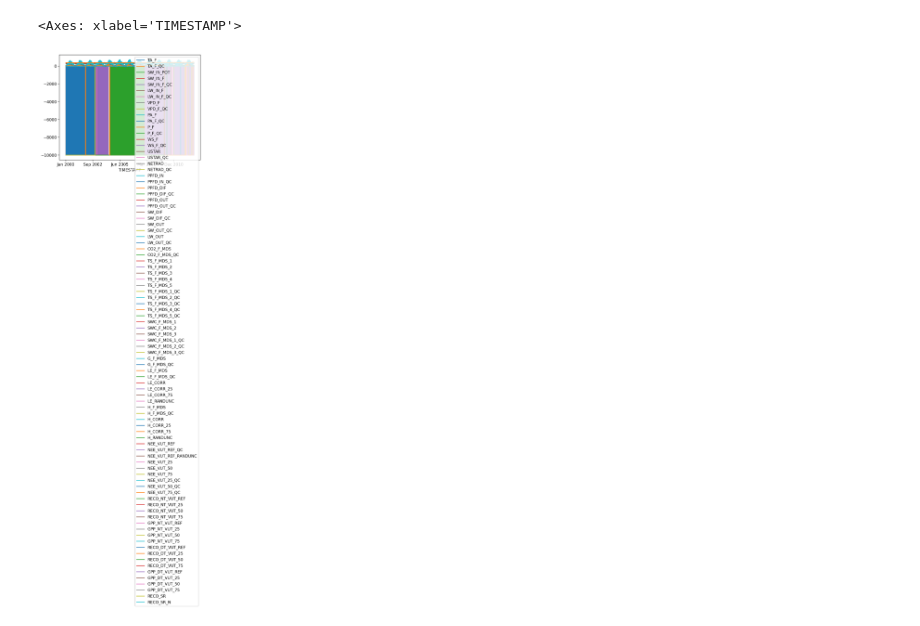
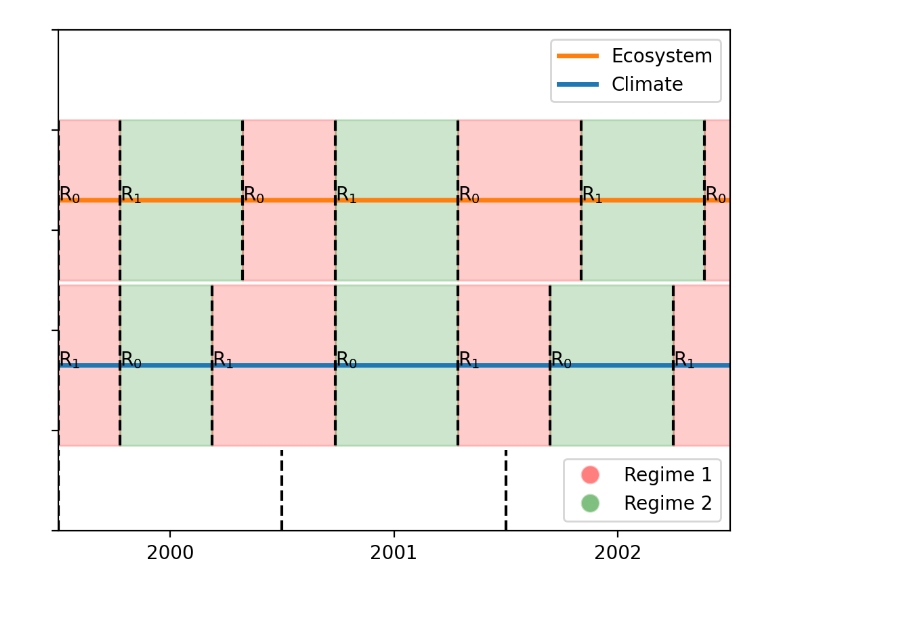
Before and after one commit to Absar-Gull/ML-FLUXNET, a Jupyter notebook: groupregimesplot.ipynb, the cells around one changed output. Drawn from its saved outputs; the diff is of its cells as text; code cells hidden in the pictures.

```diff
--- a/groupregimesplot.ipynb
+++ b/groupregimesplot.ipynb
@@ -37,7 +13,7 @@ def trim_time_and_format(date_string):
 # %%
 #reading of the data for each site
 Forest_list=[]
-for file_name in glob.glob('../datasets/Subsets_Forest/'+'*.csv'):
+for file_name in glob.glob(r'../datasets/Subsets_Forest/'+'*.csv'):
     Forest_list.append(  pd.read_csv(file_name))
 
 #DE_Hai=pd.read_csv(r'../datasets/Subsets/FLX_DE-Hai_FLUXNET2015_SUBSET_DD_2000-2012_1-4.csv')
@@ -49,4 +25,3 @@ for file_name in glob.glob('../datasets/Subsets_Forest/'+'*.csv'):
 climate=["TA_F","SW_IN_F","LW_IN_F","VPD_F"]#"NETRAD"]
 eco=["LE_F_MDS","NEE_VUT_REF","RECO_NT_VUT_REF","GPP_NT_VUT_REF"]
 DE_Hai=Forest_list[1]
-DE_Hai
@@ -67,4 +27,0 @@ DE_Hai
-# %%
-#
-DE_Hai['TIMESTAMP']=DE_Hai['TIMESTAMP'].apply(trim_time_and_format)
-DE_Hai.head()
@@ -79,13 +28,7 @@ DE_Hai.head()
-# %%
-DE_Hai=DE_Hai.set_index(['TIMESTAMP'])
-# %%
-DE_Hai.plot()
-# %% [output]
-<Axes: xlabel='TIMESTAMP'>
-[figure, removed]
 # %%
-#groupregimesplot(DE_Hai,climate,eco,2,50,3)
-#yearlygroupregimeplot()
+groupregimesplot(DE_Hai,climate,eco,2,50,3)
+# %% [output]
+[figure, added]
 # %%
 yearlygroupregimeplot(DE_Hai,climate,eco,3,50,2006,2010,title='DE_Hainich')
 # %% [output]
```
Also changed, not shown: parts of 7 cells of this notebook.
